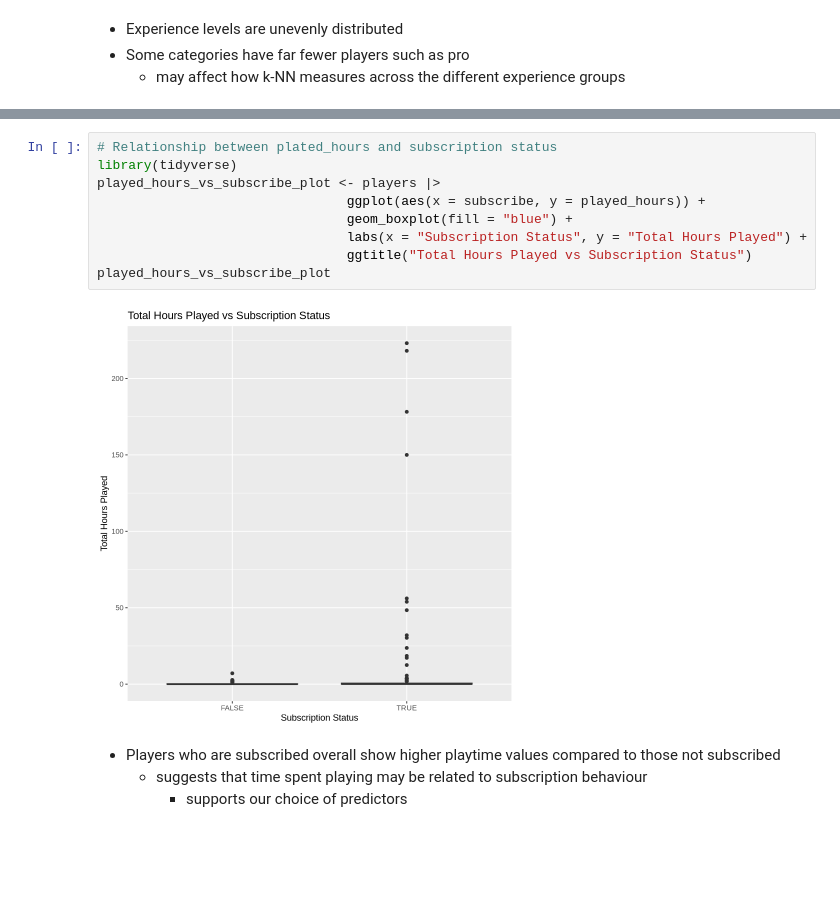
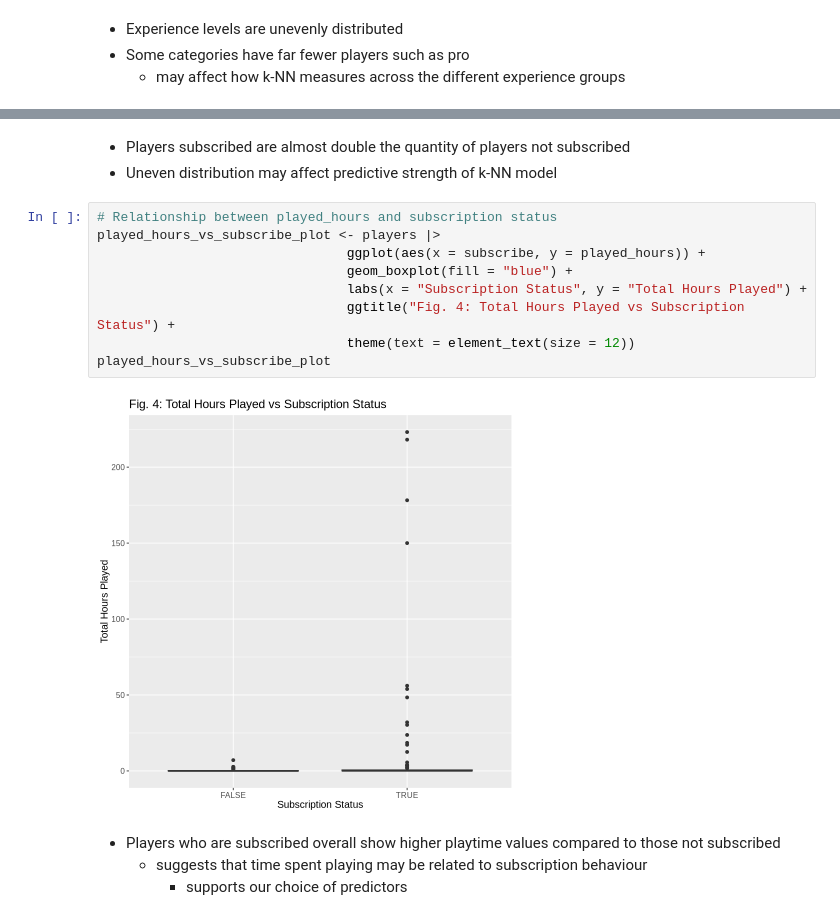
Before and after one commit to safesocks/final_project_dsci_100, a Jupyter notebook: final_project.ipynb, the cells around one changed output, grey strips where cells are left out. Saved outputs shown, nothing was run; the diff lists cells and outputs as text; blank space fills up the shorter version.

```diff
--- a/final_project.ipynb
+++ b/final_project.ipynb
@@ -220,14 +233,17 @@ experience_plot
+# %% [markdown]
+- Players subscribed are almost double the quantity of players not subscribed
+- Uneven distribution may affect predictive strength of k-NN model
 # %%
-# Relationship between plated_hours and subscription status
-library(tidyverse)
+# Relationship between played_hours and subscription status
 played_hours_vs_subscribe_plot <- players |>
                                 ggplot(aes(x = subscribe, y = played_hours)) +
                                 geom_boxplot(fill = "blue") +
                                 labs(x = "Subscription Status", y = "Total Hours Played") +
-                                ggtitle("Total Hours Played vs Subscription Status")
+                                ggtitle("Fig. 4: Total Hours Played vs Subscription Status") +
+                                theme(text = element_text(size = 12))
 played_hours_vs_subscribe_plot
 # %% [output]
-[figure, old version]
+[figure, new version]
 # %% [markdown]
 - Players who are subscribed overall show higher playtime values compared to those not subscribed
     - suggests that time spent playing may be related to subscription behaviour
```
Also changed, not shown: parts of 13 cells of this notebook.
